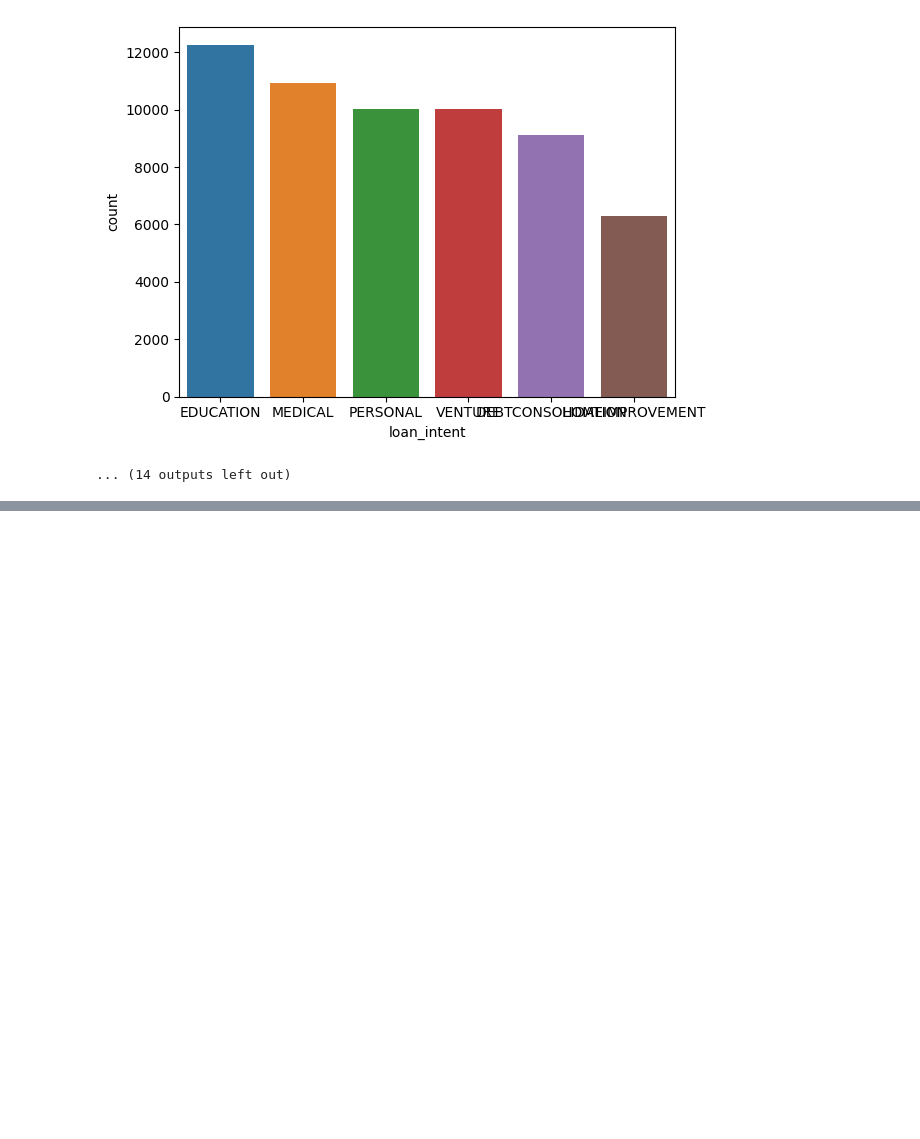
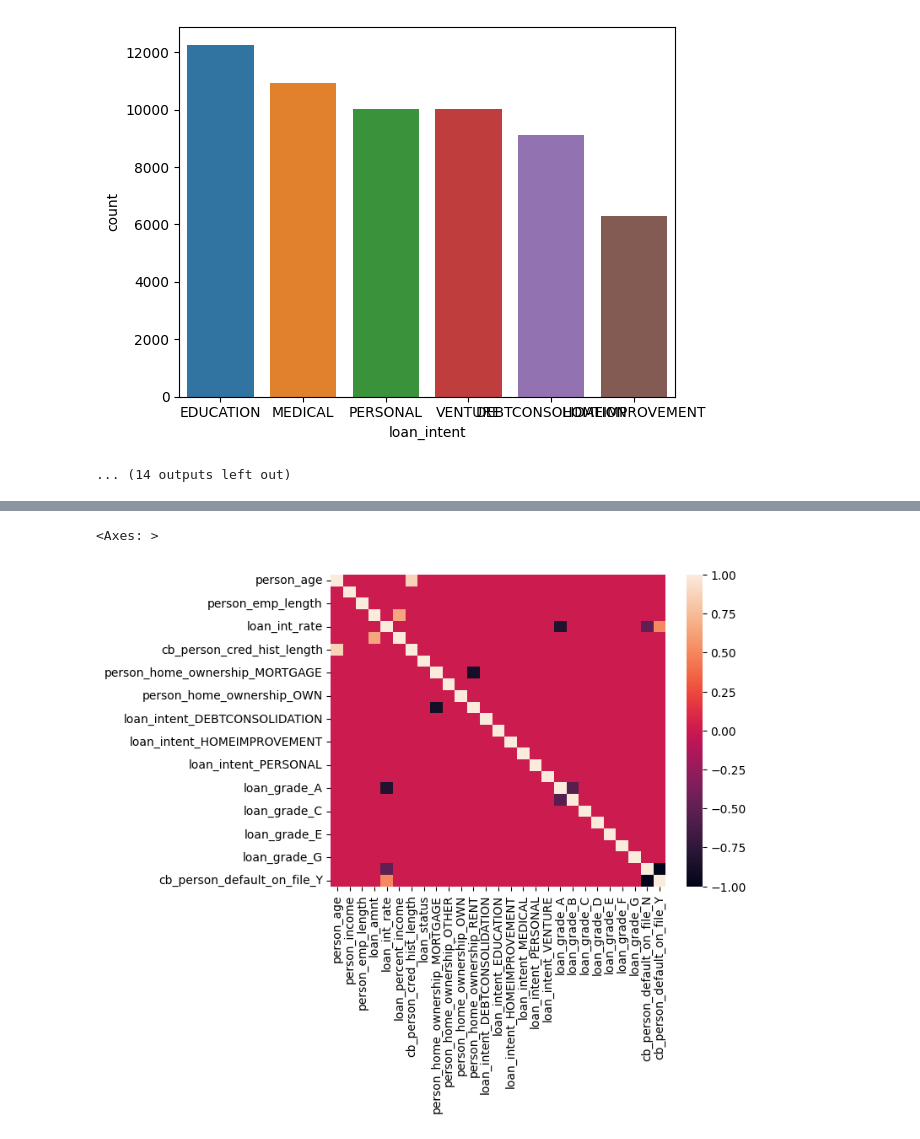
Before and after one commit to godsesaurab/Kaggle_Notebooks, a Jupyter notebook: loan-approval-competetion.ipynb, the cells around one changed output, grey strips where cells are left out. Saved outputs shown, nothing was run; the diff lists cells and outputs as text; code cells hidden in the pictures; blank space fills up the shorter version.

```diff
--- a/loan-approval-competetion.ipynb
+++ b/loan-approval-competetion.ipynb
@@ -263,0 +463,3 @@ Name: count, dtype: int64
+# %%
+train_df_1_corr_thr = corr_by_threshold(train_df_1_corr,0.5,-0.5)
+train_df_1_corr_thr
@@ -263,0 +485,5 @@ Name: count, dtype: int64
+# %%
+sns.heatmap(train_df_1_corr_thr)
+# %% [output]
+<Axes: >
+[figure, added]
```
Also changed, not shown: parts of 34 cells of this notebook.
